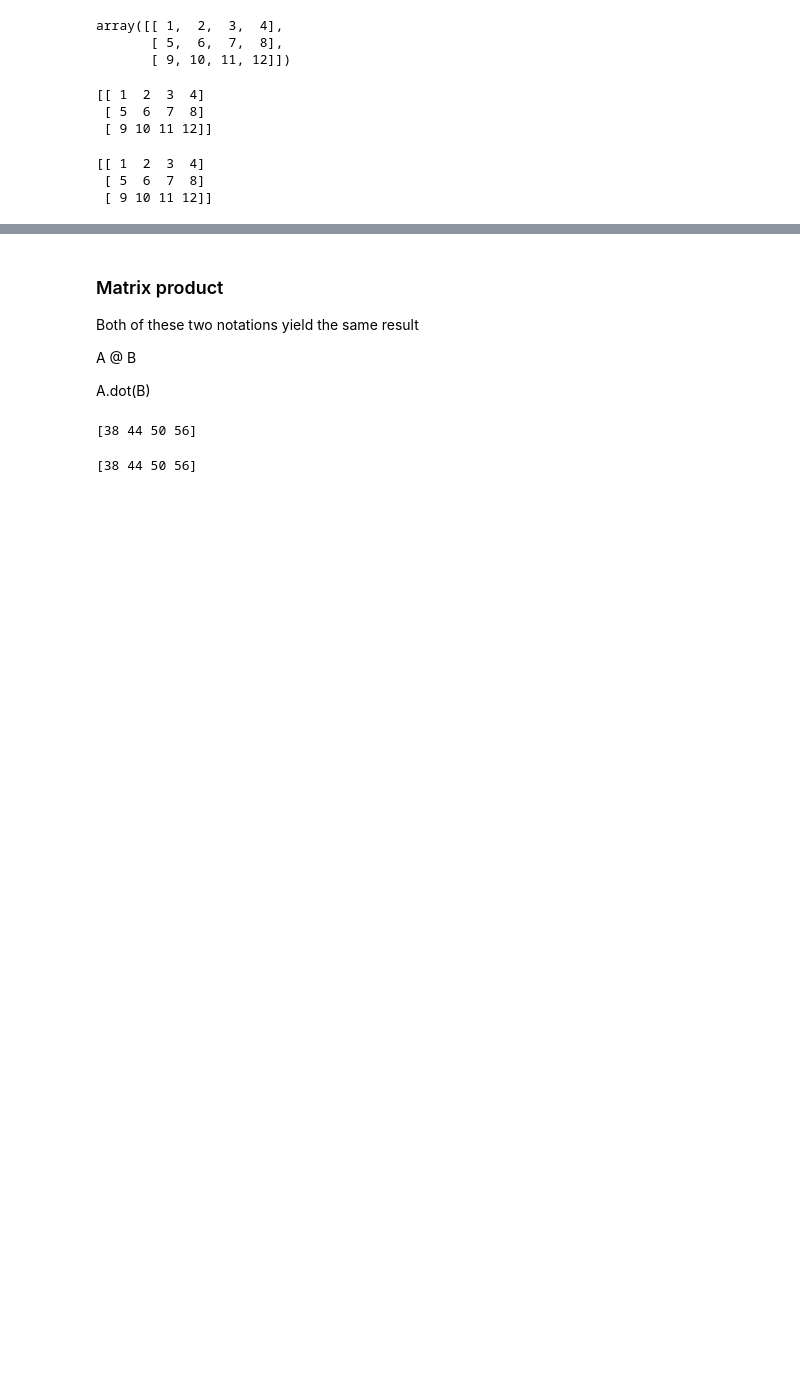
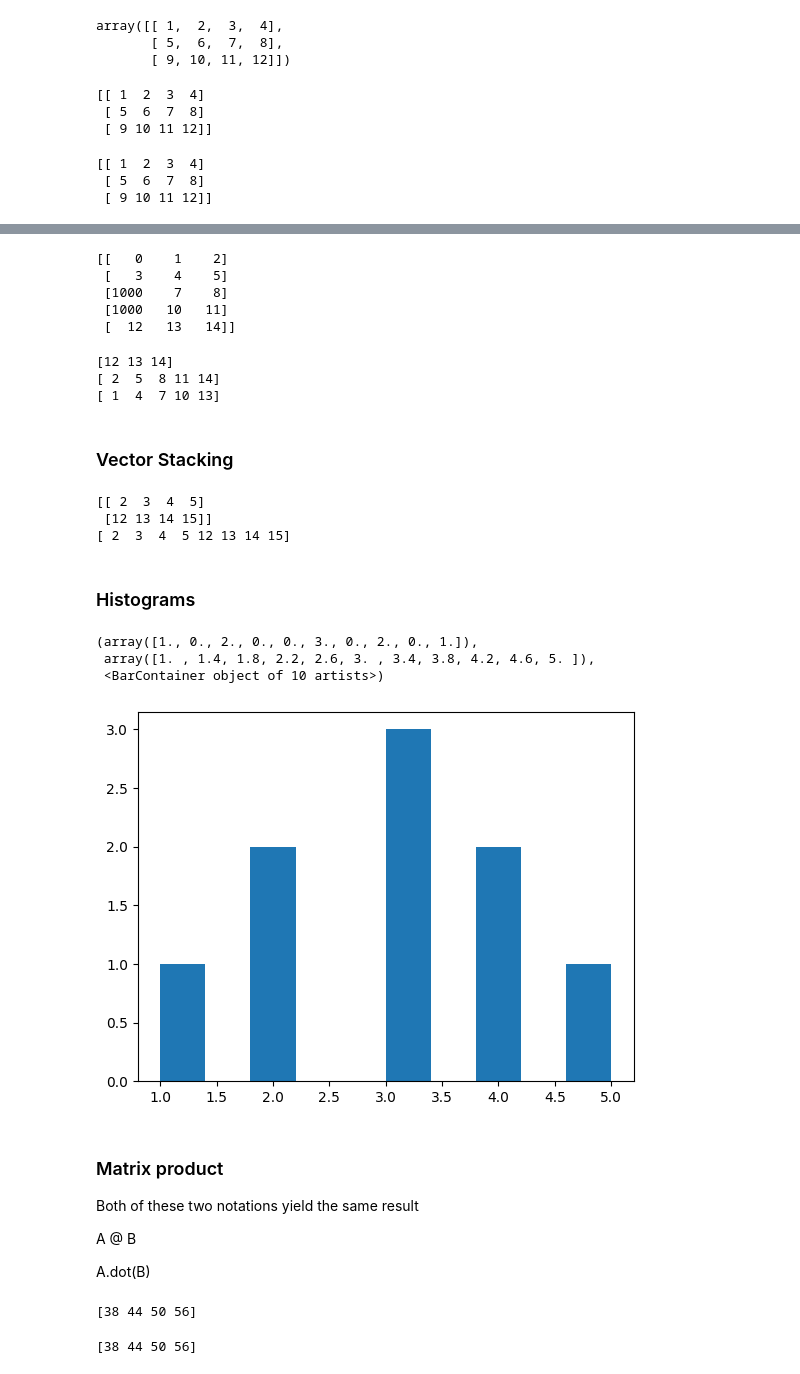
Before and after one commit to dewdrop1/MachineLearning, a Jupyter notebook: numpy_quick_review.ipynb, the cells around one changed output, grey strips where cells are left out. Drawn from its saved outputs; the diff is of its cells as text; code cells hidden in the pictures; blank space fills up the shorter version.

Commit message:
numpy quick review stack operations and slicing

```diff
--- a/numpy_quick_review.ipynb
+++ b/numpy_quick_review.ipynb
@@ -44,3 +286,43 @@ print(B)
+# %%
+print(a)
+# %% [output]
+[[   0    1    2]
+ [   3    4    5]
+ [1000    7    8]
+ [1000   10   11]
+ [  12   13   14]]
+# %%
+# Last row
+print(a[-1])
+# Last column
+print(a[:,-1])
+# second to last column
+print(a[:,-2])
+# %% [output]
+[12 13 14]
+[ 2  5  8 11 14]
+[ 1  4  7 10 13]
+# %% [markdown]
+### Vector Stacking
+# %%
+x = np.array([2,3,4,5])
+y = np.array([12,13,14,15])
+print(np.vstack([x,y]))
+print(np.hstack([x,y]))
+# %% [output]
+[[ 2  3  4  5]
+ [12 13 14 15]]
+[ 2  3  4  5 12 13 14 15]
+# %% [markdown]
+### Histograms
+# %%
+s = np.array([1,2,2,3,3,3,4,4,5])
+plt.hist(s, bins=10)
+# %% [output]
+(array([1., 0., 2., 0., 0., 3., 0., 2., 0., 1.]),
+ array([1. , 1.4, 1.8, 2.2, 2.6, 3. , 3.4, 3.8, 4.2, 4.6, 5. ]),
+ <BarContainer object of 10 artists>)
+[figure, added]
 # %% [markdown]
 ### Matrix product
 
```
Also changed, not shown: parts of 30 cells of this notebook.
